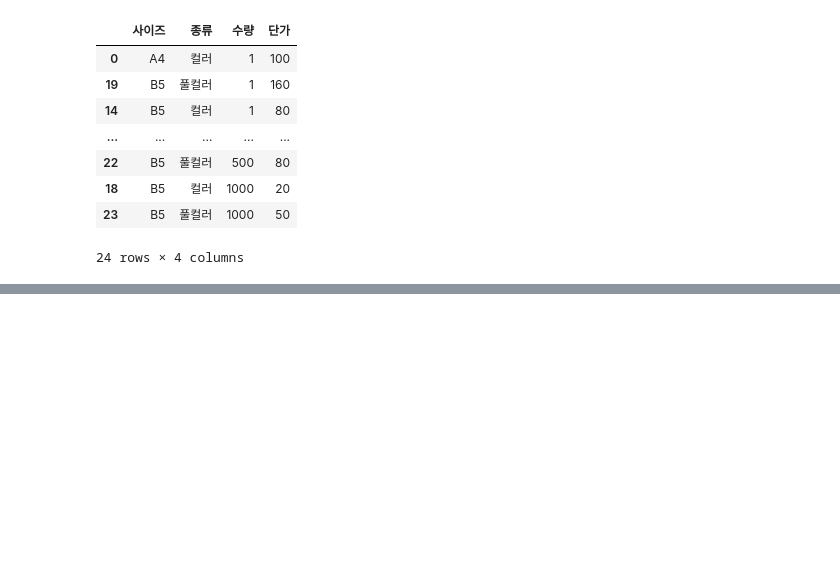
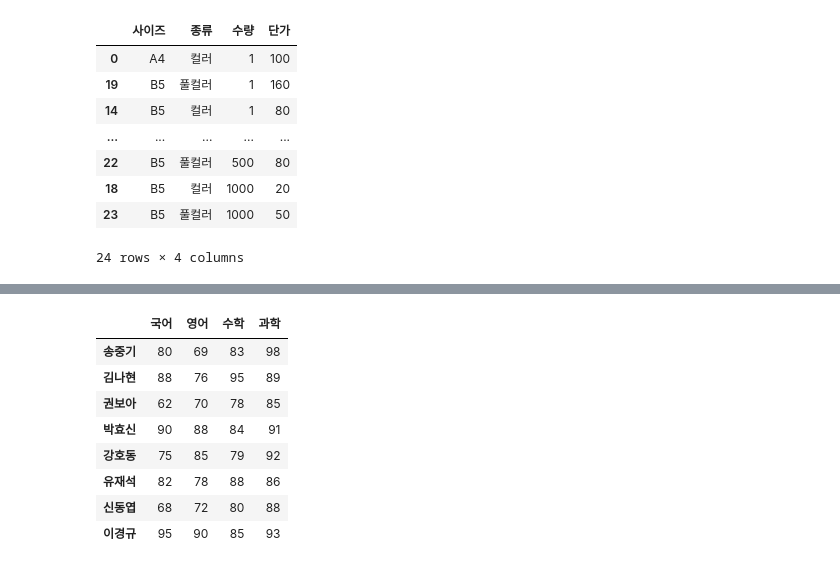
Before and after one commit to lolsaless/Python, a Jupyter notebook: 1. 학습/1. 파이썬으로 할 수 있는 모든것/5. 데이터 분석 및 시각화/2. 판다스 라이브러리 엑셀 vlookup.ipynb, the cells around one changed output, grey strips where cells are left out. Drawn from its saved outputs; the diff is of its cells as text; code cells hidden in the pictures; blank space fills up the shorter version.

```diff
--- a/1. 학습/1. 파이썬으로 할 수 있는 모든것/5. 데이터 분석 및 시각화/2. 판다스 라이브러리 엑셀 vlookup.ipynb
+++ b/1. 학습/1. 파이썬으로 할 수 있는 모든것/5. 데이터 분석 및 시각화/2. 판다스 라이브러리 엑셀 vlookup.ipynb
@@ -373,0 +415,12 @@ data3.to_excel("merge_asof_result.xlsx", index=False)
+# %%
+pd.concat([df1, df2])
+# %% [output]
+|  | 국어 | 영어 | 수학 | 과학 |
+| 송중기 | 80 | 69 | 83 | 98 |
+| 김나현 | 88 | 76 | 95 | 89 |
+| 권보아 | 62 | 70 | 78 | 85 |
+| 박효신 | 90 | 88 | 84 | 91 |
+| 강호동 | 75 | 85 | 79 | 92 |
+| 유재석 | 82 | 78 | 88 | 86 |
+| 신동엽 | 68 | 72 | 80 | 88 |
+| 이경규 | 95 | 90 | 85 | 93 |
```
Also changed, not shown: parts of 13 cells of this notebook, 2 other files.
